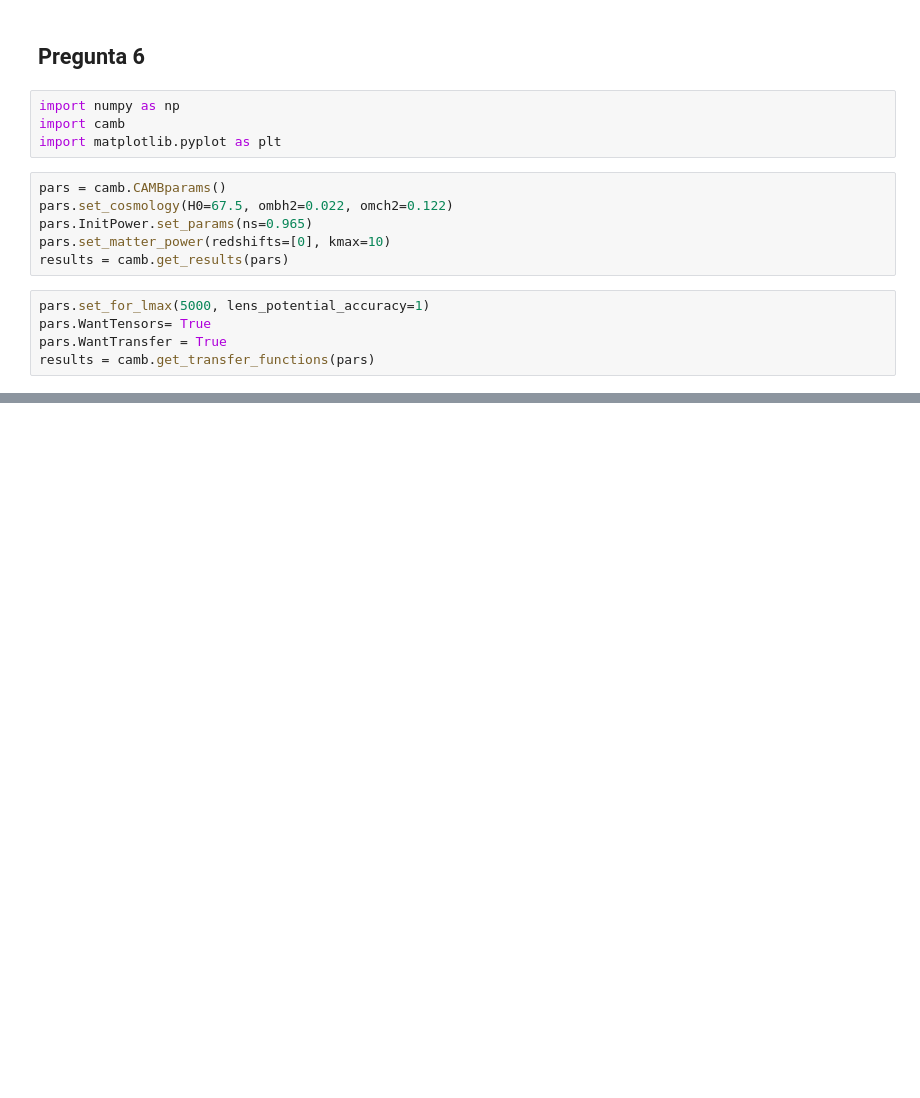
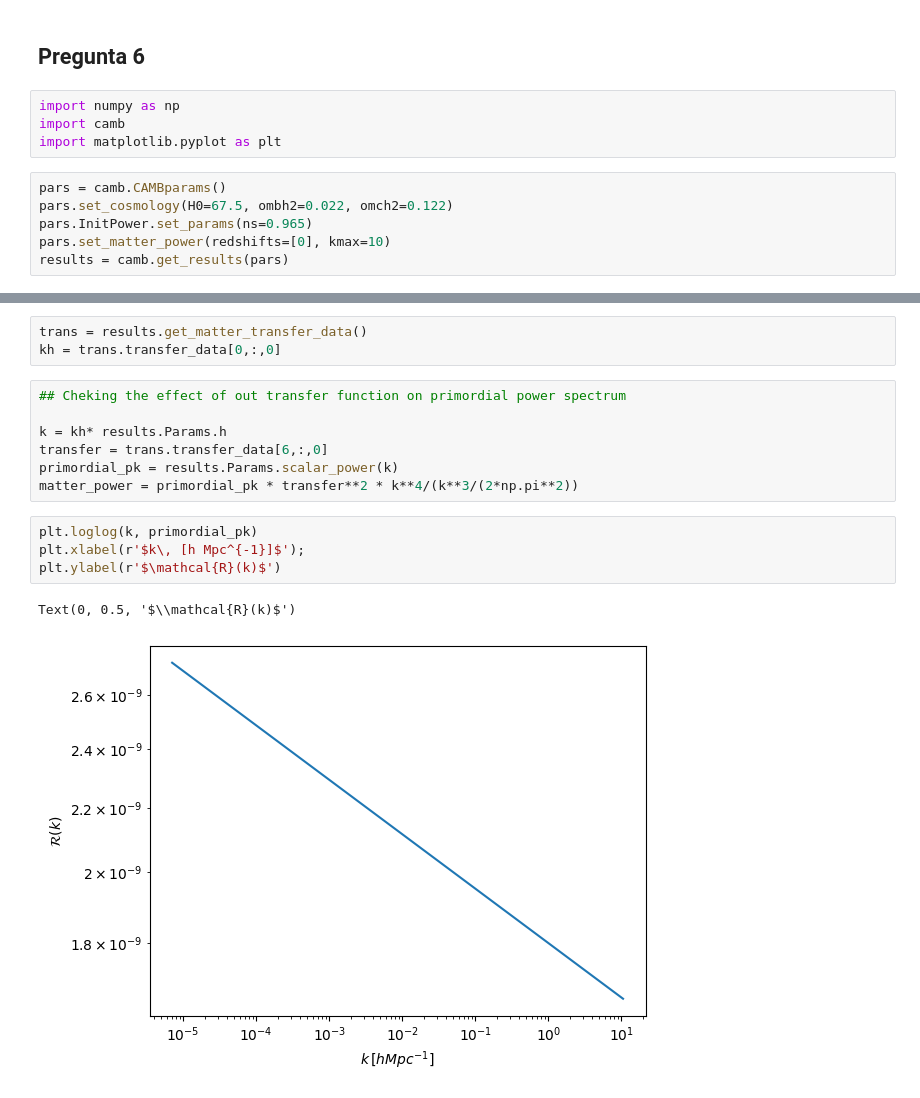
Before and after one commit to Mazroj/Cosmology_spring_25, a Jupyter notebook: tareas/tarea_3.ipynb, the cells around one changed output, grey strips where cells are left out. Drawn from its saved outputs; the diff is of its cells as text; blank space fills up the shorter version.

```diff
--- a/tareas/tarea_3.ipynb
+++ b/tareas/tarea_3.ipynb
@@ -10,8 +10,3 @@ pars.set_cosmology(H0=67.5, ombh2=0.022, omch2=0.122)
 pars.InitPower.set_params(ns=0.965)
 pars.set_matter_power(redshifts=[0], kmax=10)
 results = camb.get_results(pars)
-# %%
-pars.set_for_lmax(5000, lens_potential_accuracy=1)
-pars.WantTensors= True
-pars.WantTransfer = True
-results = camb.get_transfer_functions(pars)
@@ -56,0 +13,17 @@ Text(0.5, 0, '$\\ell$')
+# %%
+trans = results.get_matter_transfer_data()
+kh = trans.transfer_data[0,:,0]
+# %%
+## Cheking the effect of out transfer function on primordial power spectrum
+
+k = kh* results.Params.h
+transfer = trans.transfer_data[6,:,0]
+primordial_pk = results.Params.scalar_power(k)
+matter_power = primordial_pk * transfer**2 * k**4/(k**3/(2*np.pi**2))
+# %%
+plt.loglog(k, primordial_pk)
+plt.xlabel(r'$k\, [h Mpc^{-1}]$');
+plt.ylabel(r'$\mathcal{R}(k)$')
+# %% [output]
+Text(0, 0.5, '$\\mathcal{R}(k)$')
+[figure, added]
```
Also changed, not shown: parts of 5 cells of this notebook.
